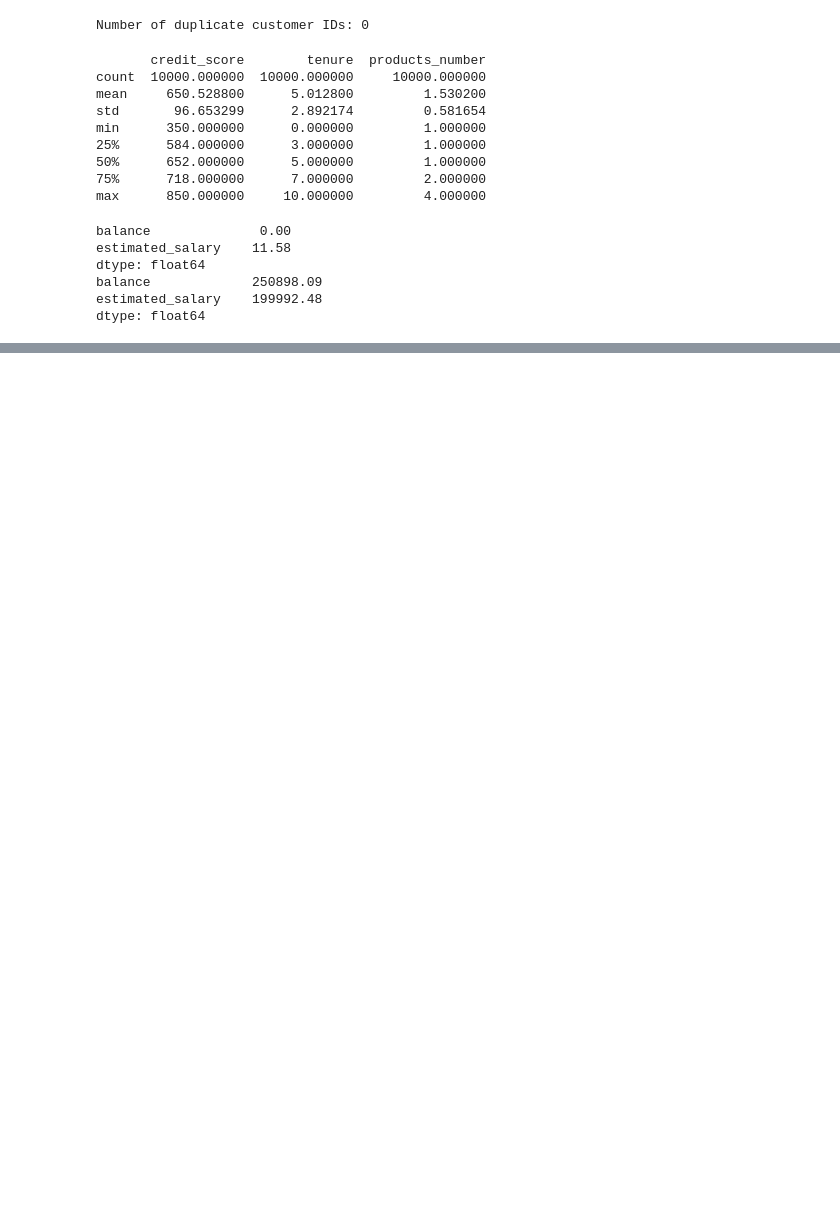
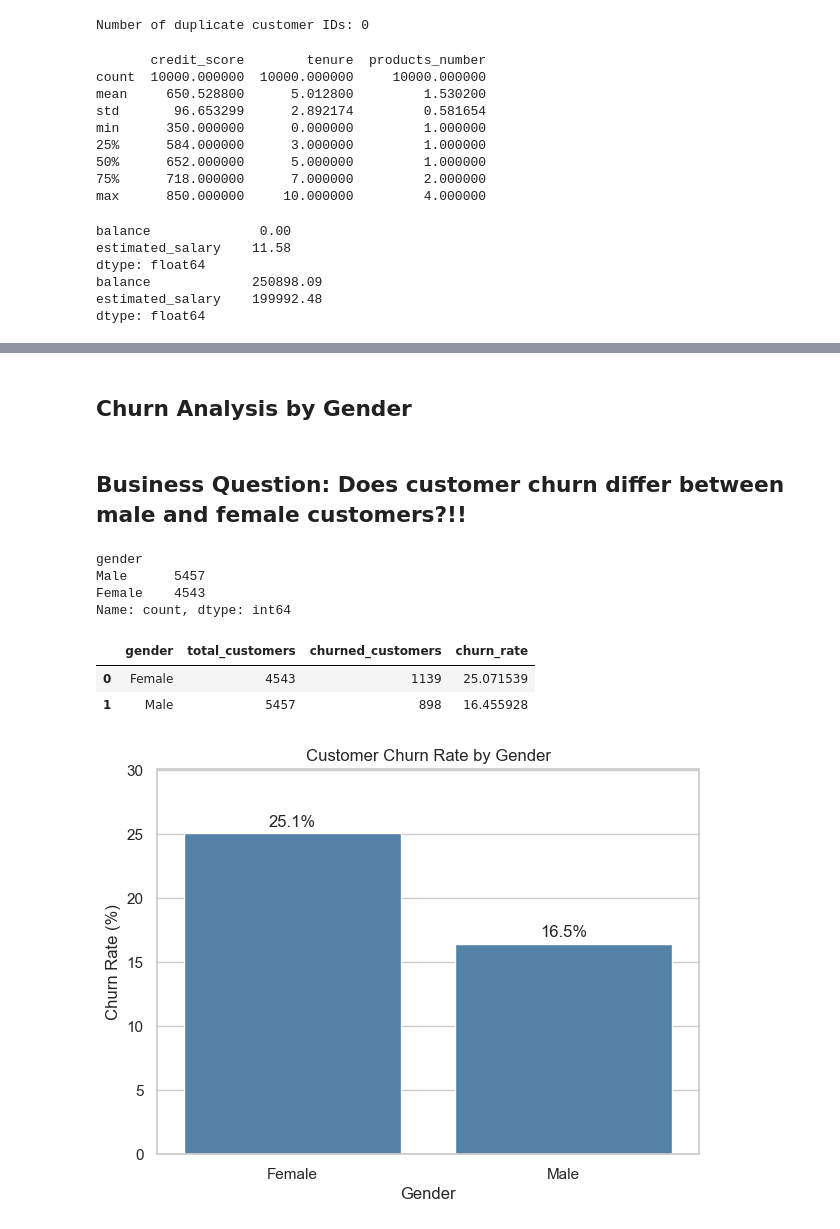
Before and after one commit to Mostafa5612/C_Churn, a Jupyter notebook: notebooks/cpp.ipynb, the cells around one changed output, grey strips where cells are left out. Saved outputs shown, nothing was run; the diff lists cells and outputs as text; code cells hidden in the pictures; blank space fills up the shorter version.

```diff
--- a/notebooks/cpp.ipynb
+++ b/notebooks/cpp.ipynb
@@ -139,0 +301,53 @@ dtype: float64
+# %% [markdown]
+## Churn Analysis by Gender
+# %% [markdown]
+## Business Question: Does customer churn differ between male and female customers?!!
+# %%
+df["gender"].value_counts()
+# %% [output]
+gender
+Male      5457
+Female    4543
+Name: count, dtype: int64
+# %%
+# calculate el churn beta3 el male we el female
+gender_churn = df.groupby("gender")["churn"].agg(
+    total_customers="count",
+    churned_customers="sum",
+    churn_rate="mean"
+).reset_index()
+
+gender_churn["churn_rate"] *= 100
+
+gender_churn = gender_churn.sort_values(
+    by="churn_rate",
+    ascending=False
+)
+
+gender_churn
+# %% [output]
+|  | gender | total_customers | churned_customers | churn_rate |
+| 0 | Female | 4543 | 1139 | 25.071539 |
+| 1 | Male | 5457 | 898 | 16.455928 |
+# %%
+plt.figure(figsize=(7, 5))
+
+ax = sns.barplot(
+    data=gender_churn,
+    x="gender",
+    y="churn_rate",
+    color="steelblue"
+)
+
+plt.title("Customer Churn Rate by Gender")
+plt.xlabel("Gender")
+plt.ylabel("Churn Rate (%)")
+
+for i, value in enumerate(gender_churn["churn_rate"]):
+    ax.text(i, value + 0.5, f"{value:.1f}%", ha="center")
+
+plt.ylim(0, gender_churn["churn_rate"].max() * 1.2)
+
+plt.show()
+# %% [output]
+[figure, added]
```
Also changed, not shown: parts of 56 cells of this notebook, 1 other file.
